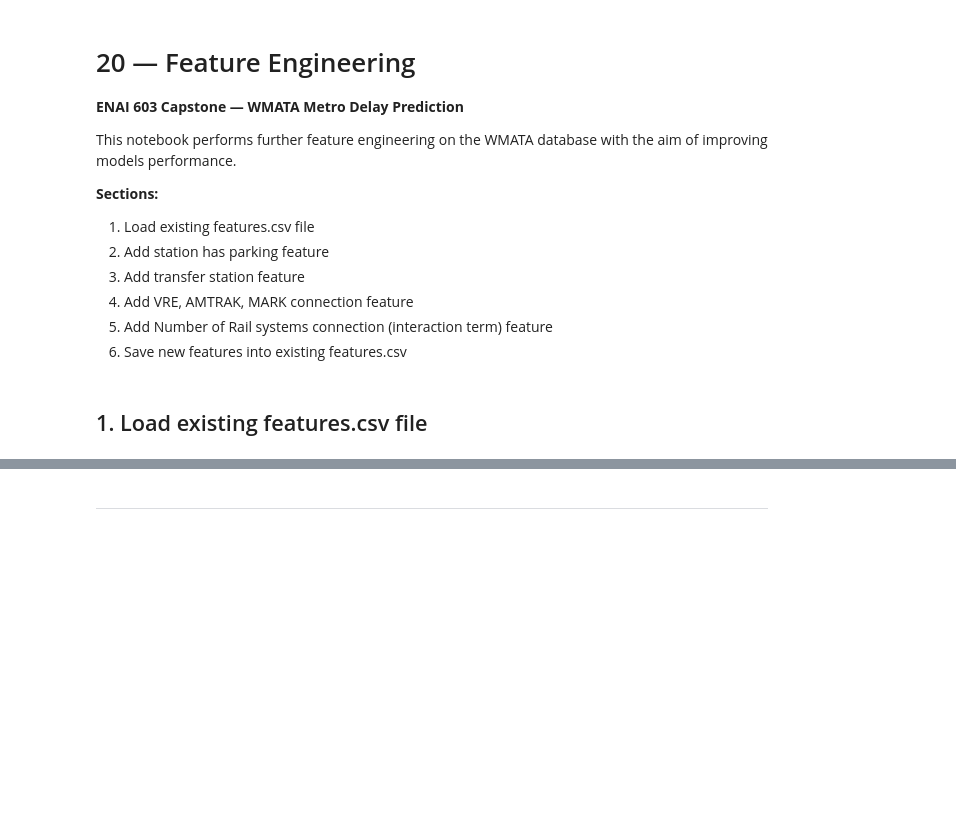
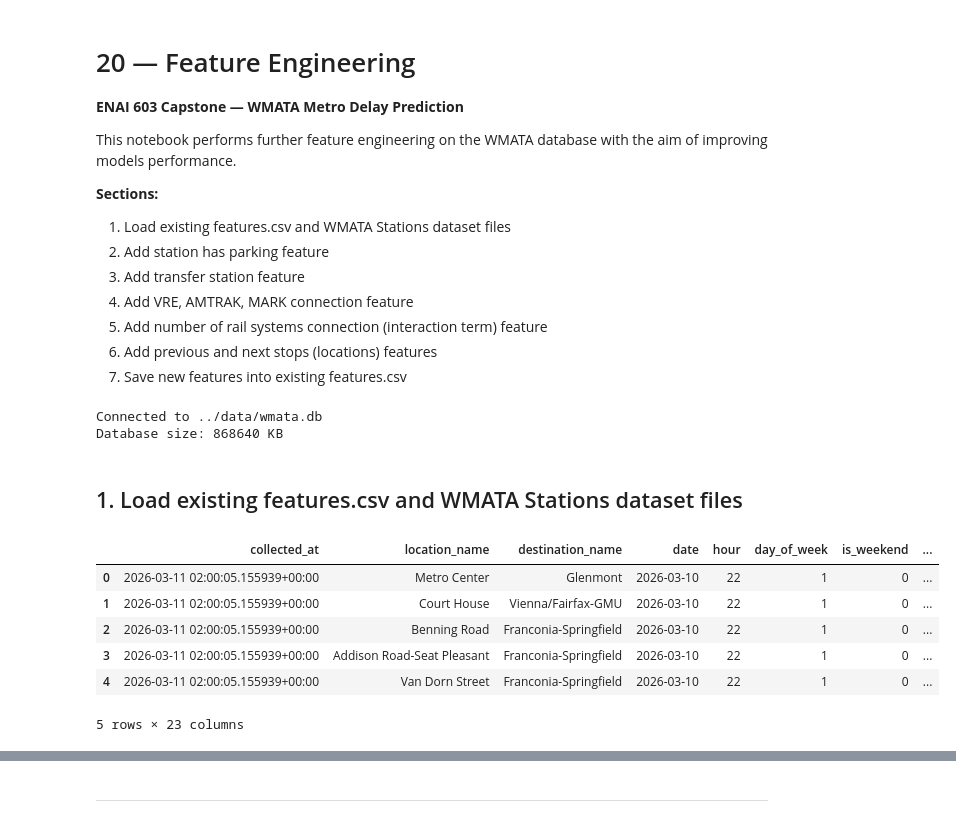
Before and after one commit to Pandabar8/WMATA-Metro-Delay-Prediction, a Jupyter notebook: notebooks/20_feature_engineering.ipynb, the cells around one changed output, grey strips where cells are left out. Saved outputs shown, nothing was run; the diff lists cells and outputs as text; code cells hidden in the pictures; blank space fills up the shorter version.

```diff
--- a/notebooks/20_feature_engineering.ipynb
+++ b/notebooks/20_feature_engineering.ipynb
@@ -6,19 +6,43 @@
 This notebook performs further feature engineering on the WMATA database with the aim of improving models performance.
 
 **Sections:**
-1. Load existing features.csv file
+1. Load existing features.csv and WMATA Stations dataset files
 2. Add station has parking feature
 3. Add transfer station feature
 4. Add VRE, AMTRAK, MARK connection feature
-5. Add Number of Rail systems connection (interaction term) feature
-6. Save new features into existing features.csv
+5. Add number of rail systems connection (interaction term) feature
+6. Add previous and next stops (locations) features
+7. Save new features into existing features.csv
-# %% [markdown]
-## 1. Load existing features.csv file
 # %%
 from pathlib import Path
+import sqlite3
+
 import pandas as pd
+import numpy as np
+
+from fuzzywuzzy import process
+from functools import lru_cache
 
 PROJECT_DIR = Path("..")
+DB_PATH = PROJECT_DIR / "data" / "wmata.db"
 
-df_features = pd.read_csv(PROJECT_DIR / "data" / "features.csv")
-df_features
+conn = sqlite3.connect(DB_PATH)
+print(f"Connected to {DB_PATH}")
+print(f"Database size: {DB_PATH.stat().st_size / 1024:.0f} KB")
+# %% [output]
+Connected to ../data/wmata.db
+Database size: 868640 KB
+# %% [markdown]
+## 1. Load existing features.csv and WMATA Stations dataset files
+# %%
+# Load initial features.csv file
+df_features = pd.read_csv(PROJECT_DIR / "data" / "features.csv")
+df_features.head()
+# %% [output]
+|  | collected_at | location_name | destination_name | date | hour | day_of_week | is_weekend | ... |
+| 0 | 2026-03-11 02:00:05.155939+00:00 | Metro Center | Glenmont | 2026-03-10 | 22 | 1 | 0 | ... |
+| 1 | 2026-03-11 02:00:05.155939+00:00 | Court House | Vienna/Fairfax-GMU | 2026-03-10 | 22 | 1 | 0 | ... |
+| 2 | 2026-03-11 02:00:05.155939+00:00 | Benning Road | Franconia-Springfield | 2026-03-10 | 22 | 1 | 0 | ... |
+| 3 | 2026-03-11 02:00:05.155939+00:00 | Addison Road-Seat Pleasant | Franconia-Springfield | 2026-03-10 | 22 | 1 | 0 | ... |
+| 4 | 2026-03-11 02:00:05.155939+00:00 | Van Dorn Street | Franconia-Springfield | 2026-03-10 | 22 | 1 | 0 | ... |
+5 rows × 23 columns
```
Also changed, not shown: parts of 13 cells of this notebook.
